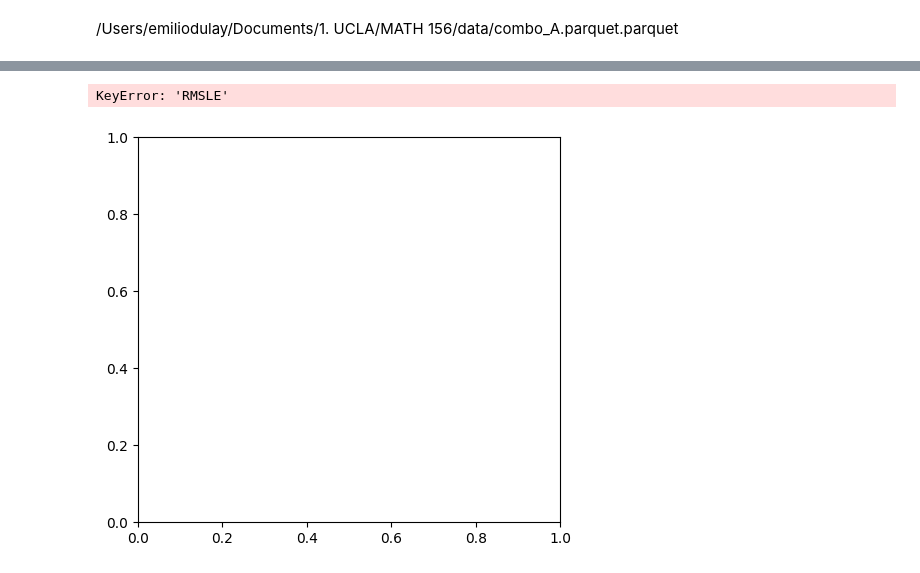
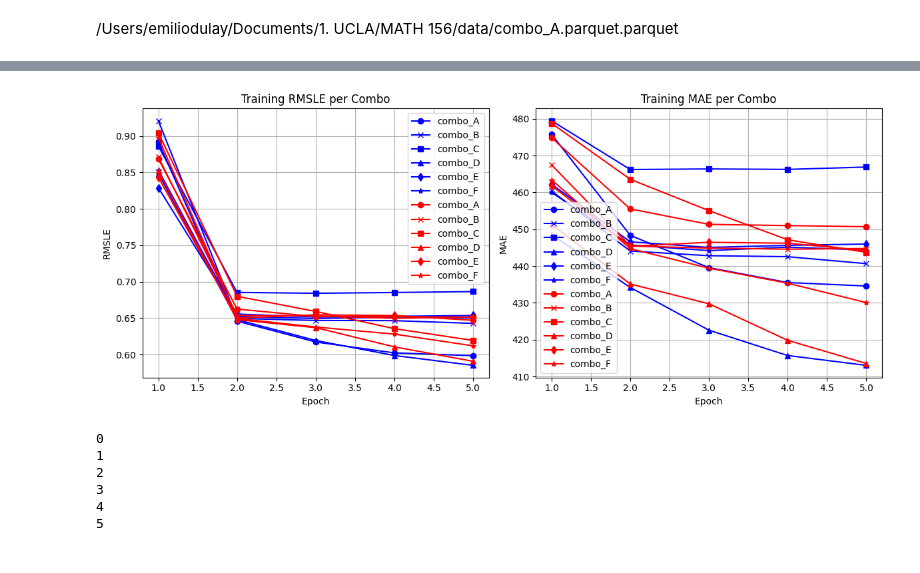
Before and after one commit to EmilioD19/math156, a Jupyter notebook: 03_modeling.ipynb, the cells around one changed output, grey strips where cells are left out. Cells and saved outputs as stored; diff of their text form; code cells hidden in the pictures.

```diff
--- a/03_modeling.ipynb
+++ b/03_modeling.ipynb
@@ -711,42 +741,61 @@ combo_F
 # %%
 import matplotlib.pyplot as plt
-
+marker = ['o', 'x', 's', '^', 'd', '*']
 # Plot Loss and R² over epochs for all combos
 plt.figure(figsize=(12, 5))
 
 # Subplot 1: RMSLE
 plt.subplot(1, 2, 1)
+i = 0
+j = 0
 for combo_name, epochs in combo_two_layer_results.items():
     epoch_nums = [e['epoch'] for e in epochs]
     rmsle_two_layer_combo = [e['RMSLE'] for e in epochs]
-    plt.plot(epoch_nums, rmsle_two_layer_combo, marker='o', label=combo_name)
+    plt.plot(epoch_nums, rmsle_two_layer_combo, marker=marker[i], label=combo_name, color = "blue")
+    i += 1
 for combo_name, epochs in combo_four_layer_results.items():
     epoch_nums = [e['epoch'] for e in epochs]
     RMSLE_four_layer_combo = [e['RMSLE'] for e in epochs]
-    plt.plot(epoch_nums, RMSLE_four_layer_combo, marker='x', label=combo_name)
+    plt.plot(epoch_nums, RMSLE_four_layer_combo, marker= marker[j], label=combo_name, color = "red")
+    j += 1
+
 plt.xlabel("Epoch")
-plt.ylabel("Loss")
+plt.ylabel("RMSLE")
 plt.title("Training RMSLE per Combo")
 plt.legend()
 plt.grid(True)
 
 # Subplot 2: MAE
+plt.subplot(1, 2, 2)
+i = 0
+j = 0
 for combo_name, epochs in combo_two_layer_results.items():
     epoch_nums = [e['epoch'] for e in epochs]
     MAE_two_layer_combo = [e['MAE'] for e in epochs]
-    plt.plot(epoch_nums, MAE_two_layer_combo, marker='o', label=combo_name)
+    plt.plot(epoch_nums, MAE_two_layer_combo, marker=marker[i], label=combo_name, color = "blue")
+    i += 1
 for combo_name, epochs in combo_four_layer_results.items():
     epoch_nums = [e['epoch'] for e in epochs]
     MAE_four_layer_combo = [e['MAE'] for e in epochs]
-    plt.plot(epoch_nums, MAE_four_layer_combo, marker='x', label=combo_name)
+    plt.plot(epoch_nums, MAE_four_layer_combo, marker=marker[j], label=combo_name, color = "red")
+    j += 1
 plt.xlabel("Epoch")
 plt.ylabel("MAE")
 plt.title("Training MAE per Combo")
 plt.legend()
 plt.grid(True)
 
 plt.tight_layout()
 plt.show()
 # %% [output]
-KeyError: 'RMSLE'
-[figure, old version]
+[figure, new version]
+# %%
+for k in range(len(marker)):
+    print(k)
+# %% [output]
+0
+1
+2
+3
+4
+5
```
Also changed, not shown: parts of 9 cells of this notebook.
